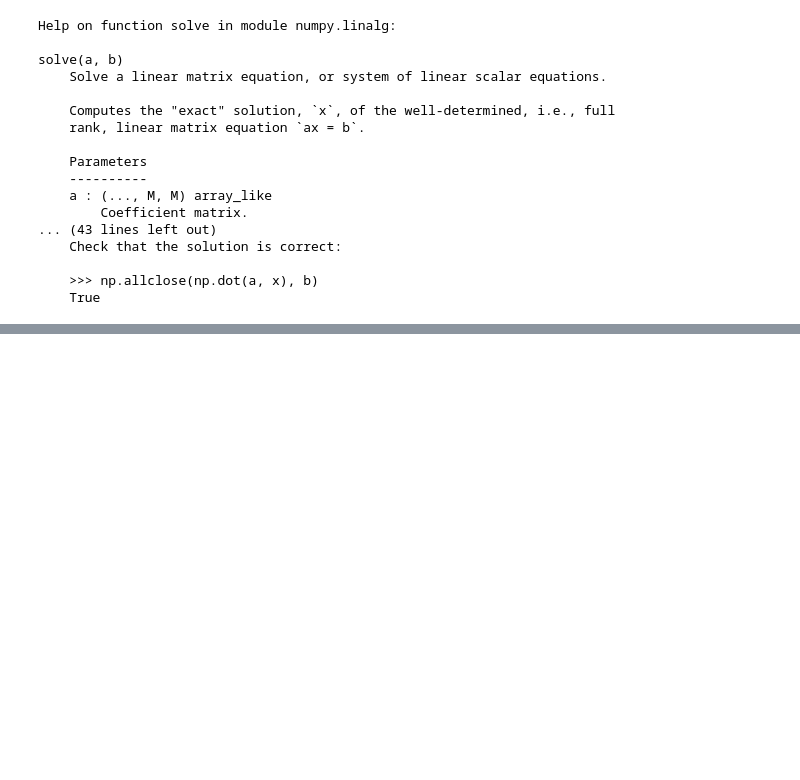
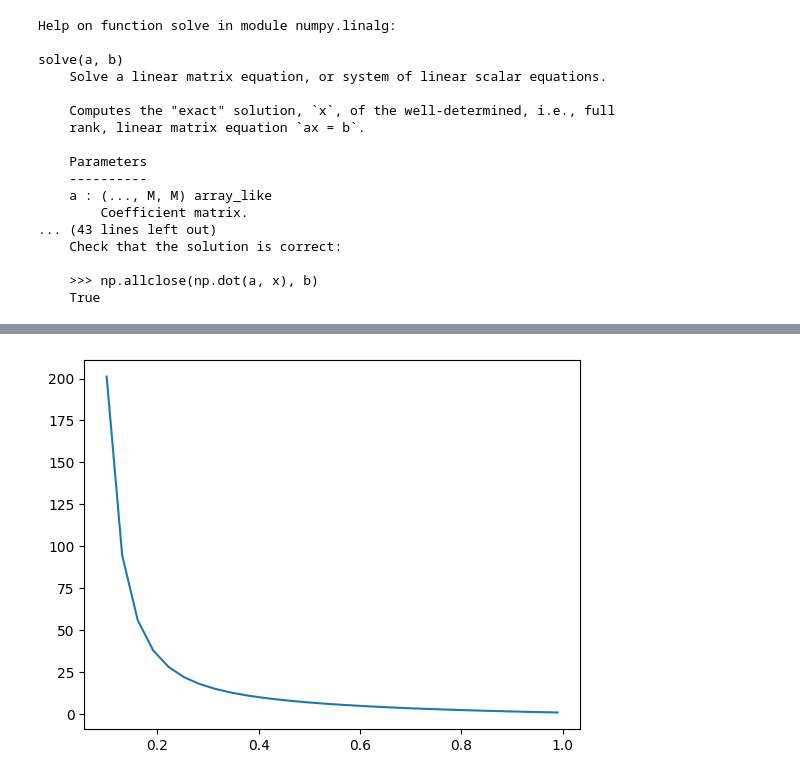
Before and after one commit to AsdaeSunspark/Maths-pour-l-entreprise, a Jupyter notebook: SimulationMC.ipynb, the cells around one changed output, grey strips where cells are left out. Saved outputs shown, nothing was run; the diff lists cells and outputs as text; code cells hidden in the pictures; blank space fills up the shorter version.

```diff
--- a/SimulationMC.ipynb
+++ b/SimulationMC.ipynb
@@ -1032,0 +1401,7 @@ print (b)
+# %%
+
+x = np.linspace(0.01, 0.9, 100)
+y=[]
+for i in x:
+    y=y+[[resoudre_glouton(4,2,5,i)[0],resoudre(i)[0]]]
+y
@@ -1032,0 +1426,9 @@ print (b)
+# %%
+x = np.linspace(0.1, 0.99, 30)
+y1=[]
+for i in x:
+    y1=y1+[resoudre_glouton(5,2,10,i)[0]]
+plt.plot(x, y1)
+plt.show()
+# %% [output]
+[figure, added]
```
Also changed, not shown: parts of 42 cells of this notebook, 1 other file.
